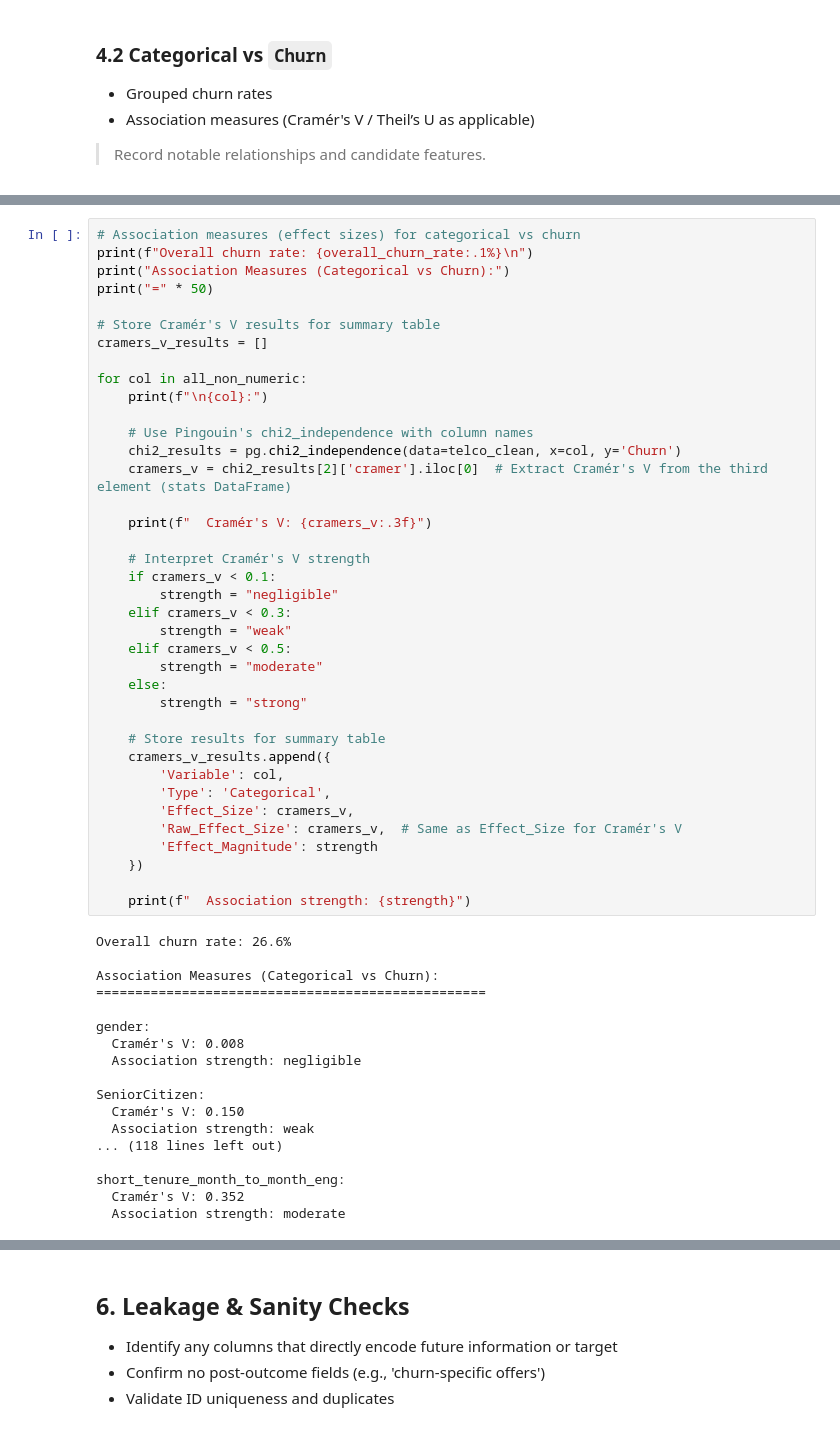
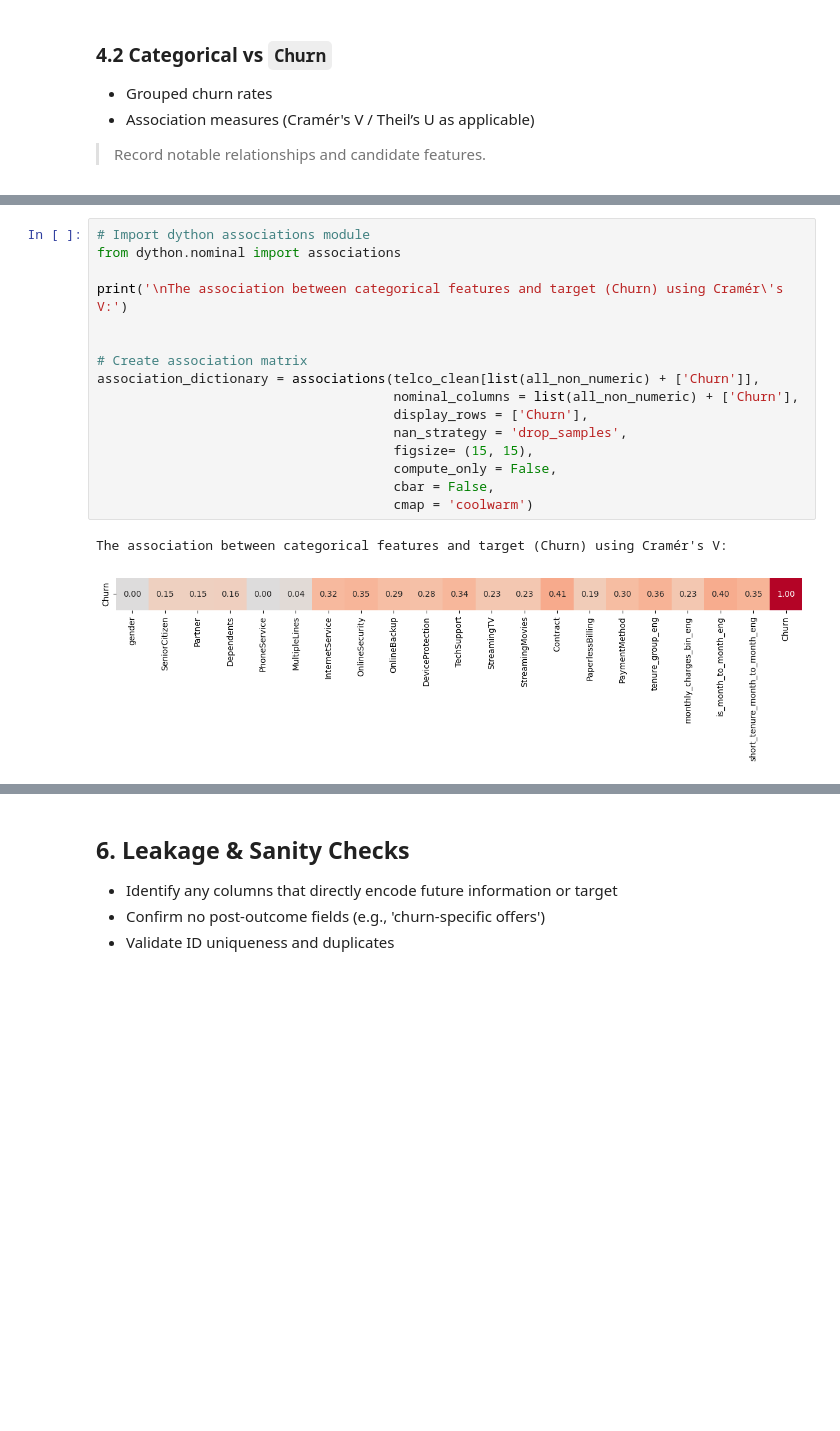
Before and after one commit to amschiltz/springboard_projects, a Jupyter notebook: Capstone_2/notebooks/02_telco_churn_eda_ams.ipynb, the cells around one changed output, grey strips where cells are left out. Cells and saved outputs as stored; diff of their text form; blank space fills up the shorter version.

Commit message:
Update notebooks/02_telco_churn_eda_ams.ipynb

```diff
--- a/Capstone_2/notebooks/02_telco_churn_eda_ams.ipynb
+++ b/Capstone_2/notebooks/02_telco_churn_eda_ams.ipynb
@@ -346,59 +341,22 @@ short_tenure_month_to_month_eng
 No                               0.832275  0.167725
 Yes                              0.486459  0.513541
   Above-average churn categories (>26.6%): Yes
-# %%
-# Association measures (effect sizes) for categorical vs churn
-print(f"Overall churn rate: {overall_churn_rate:.1%}\n")
-print("Association Measures (Categorical vs Churn):")
-print("=" * 50)
-
-# Store Cramér's V results for summary table
-cramers_v_results = []
-
-for col in all_non_numeric:
-    print(f"\n{col}:")
-
-    # Use Pingouin's chi2_independence with column names
-    chi2_results = pg.chi2_independence(data=telco_clean, x=col, y='Churn')
-    cramers_v = chi2_results[2]['cramer'].iloc[0]  # Extract Cramér's V from the third element (stats DataFrame)
-
-    print(f"  Cramér's V: {cramers_v:.3f}")
-
-    # Interpret Cramér's V strength
-    if cramers_v < 0.1:
-        strength = "negligible"
-    elif cramers_v < 0.3:
-        strength = "weak"
-    elif cramers_v < 0.5:
-        strength = "moderate"
-    else:
-        strength = "strong"
-
-    # Store results for summary table
-    cramers_v_results.append({
-        'Variable': col,
-        'Type': 'Categorical',
-        'Effect_Size': cramers_v,
-        'Raw_Effect_Size': cramers_v,  # Same as Effect_Size for Cramér's V
-        'Effect_Magnitude': strength
-    })
-
-    print(f"  Association strength: {strength}")
-# %% [output]
-Overall churn rate: 26.6%
-
-Association Measures (Categorical vs Churn):
-==================================================
-
-gender:
-  Cramér's V: 0.008
-  Association strength: negligible
-
-SeniorCitizen:
-  Cramér's V: 0.150
-  Association strength: weak
-... (118 lines left out)
-
-short_tenure_month_to_month_eng:
-  Cramér's V: 0.352
-  Association strength: moderate
+# %%
+# Import dython associations module
+from dython.nominal import associations
+
+print('\nThe association between categorical features and target (Churn) using Cramér\'s V:')
+
+
+# Create association matrix
+association_dictionary = associations(telco_clean[list(all_non_numeric) + ['Churn']],
+                                      nominal_columns = list(all_non_numeric) + ['Churn'],
+                                      display_rows = ['Churn'],
+                                      nan_strategy = 'drop_samples',
+                                      figsize= (15, 15),
+                                      compute_only = False,
+                                      cbar = False,
+                                      cmap = 'coolwarm')
+# %% [output]
+The association between categorical features and target (Churn) using Cramér's V:
+[figure, added]
```
Also changed, not shown: parts of 17 cells of this notebook.
